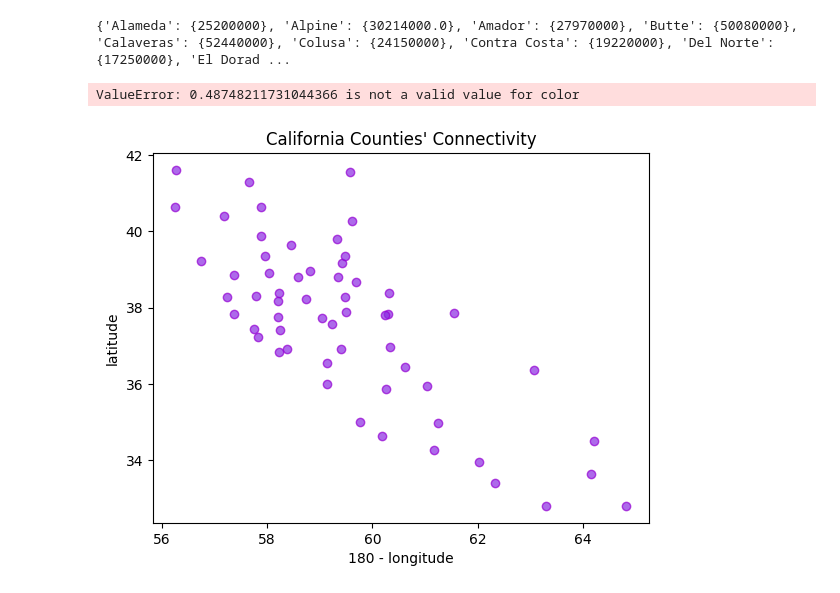
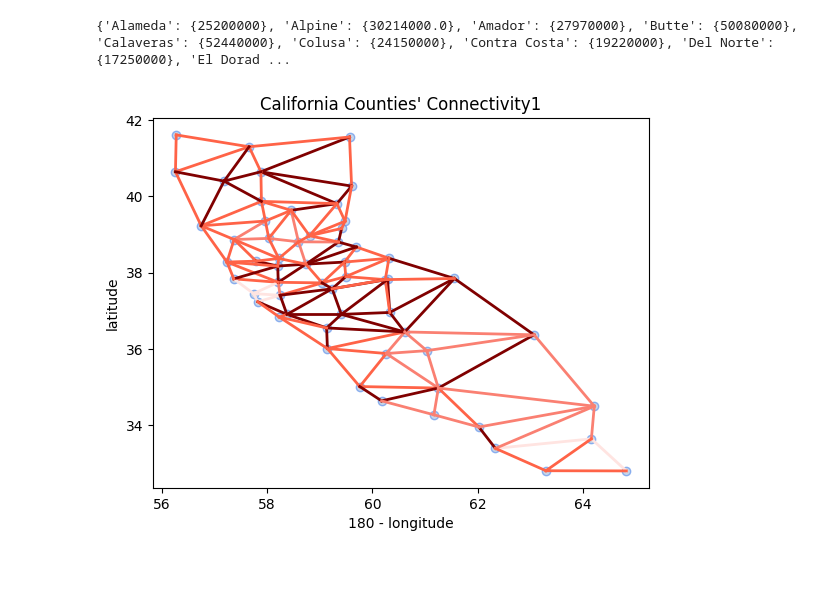
Before and after one commit to itis2010me/CSE203B, a Jupyter notebook: Connectivity.ipynb, the cells around one changed output. Drawn from its saved outputs; the diff is of its cells as text; code cells hidden in the pictures.

Commit message:
[Yuxin]: modify connectivity graph

```diff
--- a/Connectivity.ipynb
+++ b/Connectivity.ipynb
@@ -1064,35 +1064,34 @@ county_latitudes = {county : np.mean(county_latitude_ranges[county]) for county
 # %%
 import matplotlib.pyplot as plt
 
 for county in counties:
     xi = 180 - county_longitudes[county]
     yi = county_latitudes[county]
-    plt.scatter(xi, yi, c="blueviolet", edgecolors='darkviolet', alpha=0.7)
+    plt.scatter(xi, yi, c="lightsteelblue", edgecolors='cornflowerblue', alpha=0.7)
     plt.xlabel('180 - longitude')
     plt.ylabel('latitude')
-    plt.title('California Counties\' Connectivity')
+    plt.title('California Counties\' Connectivity1')
 
 for i in range(58):
     for j in range(58):
-        if C[i][j] == 0:
+        if C[i][j] == 0 or i > j:
             continue
         x1 = 180 - county_longitudes[counties[i]]
         y1 = county_latitudes[counties[i]]
         x2 = 180 - county_longitudes[counties[j]]
         y2 = county_latitudes[counties[j]]
         x = np.array((x1, x2))
         y = np.array((y1, y2))
 
         if C[i][j] >= 0.75:
-            plt.plot(x, y, c='cyan')
+            plt.plot(x, y, c='maroon', linewidth=2)
         elif C[i][j] >= 0.5:
-            plt.plot(x, y, c='darkturquoise')
+            plt.plot(x, y, c='tomato', linewidth=2)
         elif C[i][j] >= 0.25:
-            plt.plot(x, y, c='paleturquoise')
+            plt.plot(x, y, c='salmon', linewidth=2)
         else:
-            plt.plot(x, y, c='lightcyan')
-plt.legend()
+            plt.plot(x, y, c='mistyrose', linewidth=2)
+
 plt.show()
 # %% [output]
-ValueError: 0.48748211731044366 is not a valid value for color
-[figure, old version]
+[figure, new version]
```
Also changed, not shown: parts of 1 cell of this notebook.
